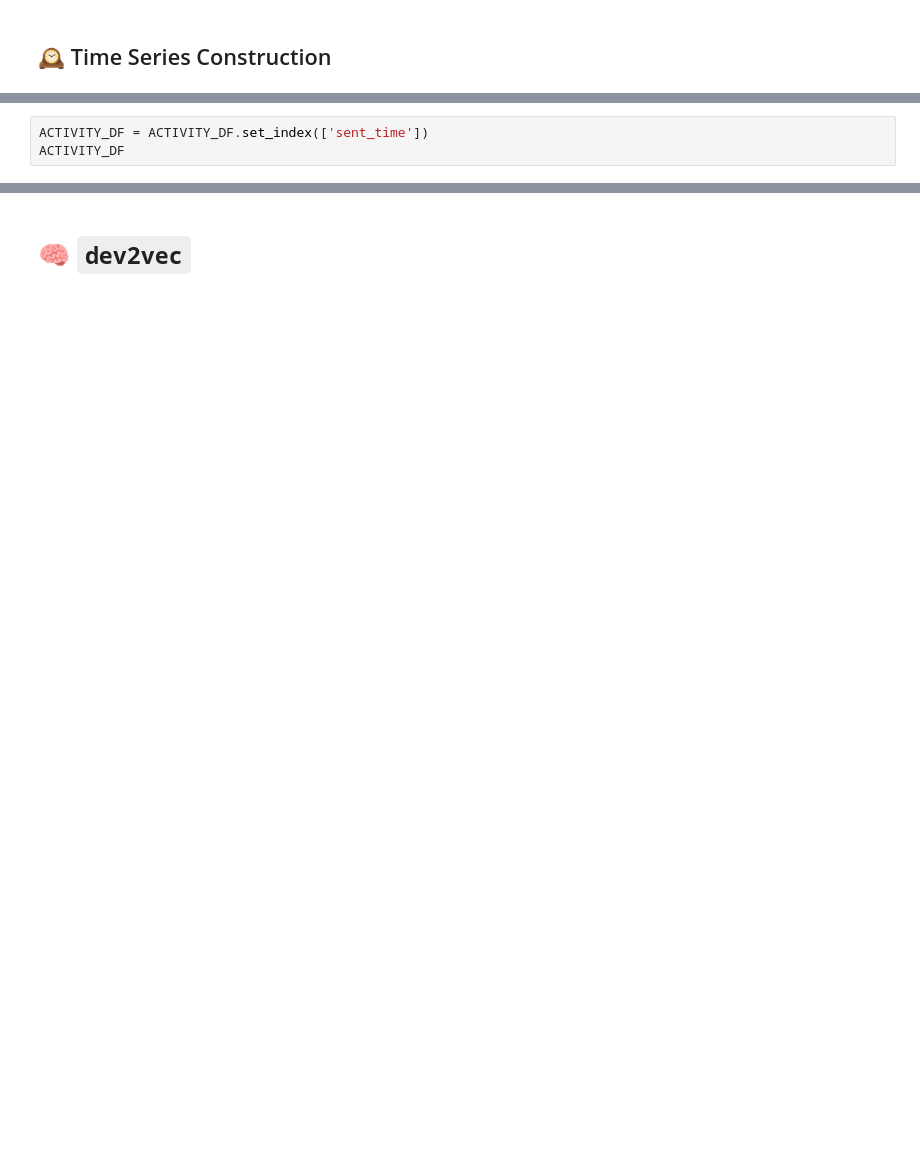
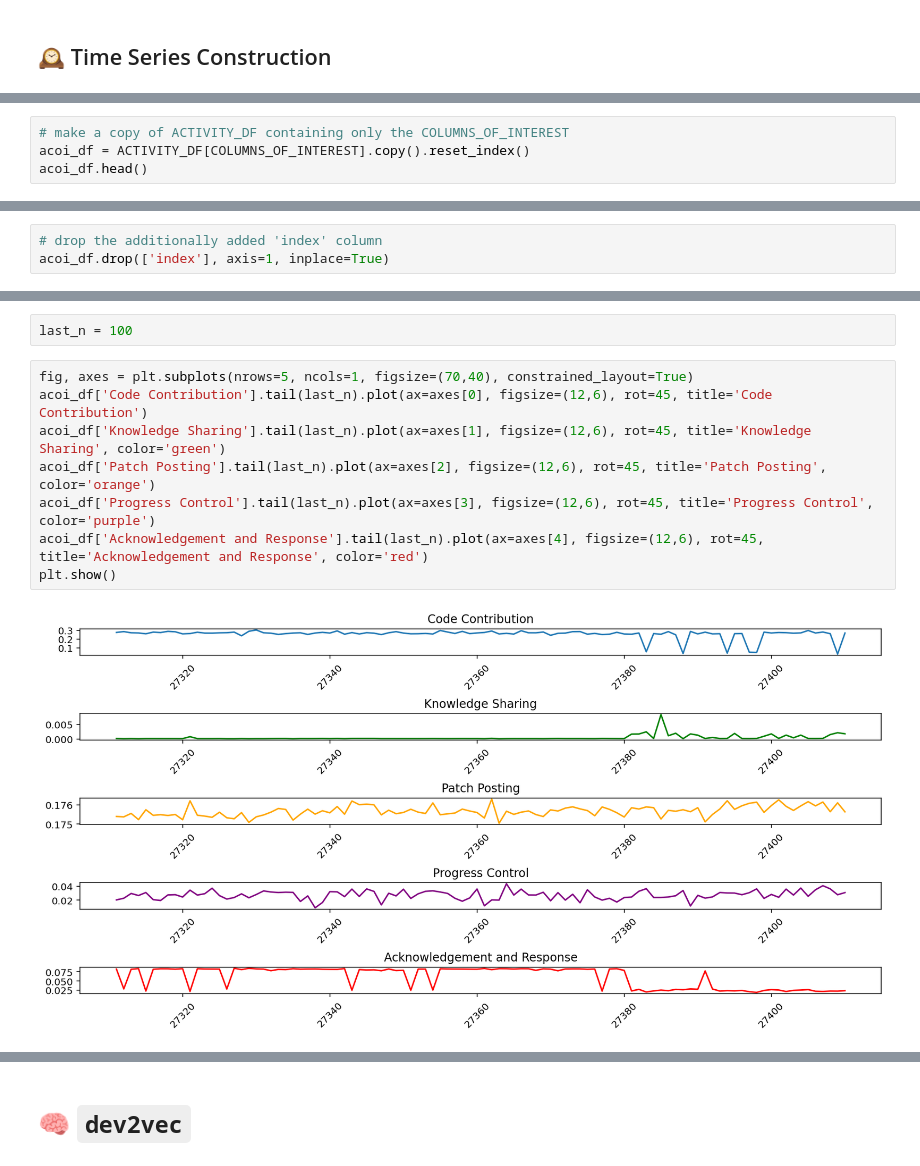
Before and after one commit to SRI-CSL/signal-public, a Jupyter notebook: colabs/dev2vec_in_lkml.ipynb, the cells around one changed output, grey strips where cells are left out. Cells and saved outputs as stored; diff of their text form; blank space fills up the shorter version.

```diff
--- a/colabs/dev2vec_in_lkml.ipynb
+++ b/colabs/dev2vec_in_lkml.ipynb
@@ -217,3 +301,0 @@ However, when constructing a time series, the records in it are recommended to b
-# %%
-ACTIVITY_DF = ACTIVITY_DF.set_index(['sent_time'])
-ACTIVITY_DF
@@ -274,0 +302,4 @@ activities_index_by_5mins.head()
+# %%
+# make a copy of ACTIVITY_DF containing only the COLUMNS_OF_INTEREST
+acoi_df = ACTIVITY_DF[COLUMNS_OF_INTEREST].copy().reset_index()
+acoi_df.head()
@@ -274,0 +313,3 @@ activities_index_by_5mins.head()
+# %%
+# drop the additionally added 'index' column
+acoi_df.drop(['index'], axis=1, inplace=True)
@@ -274,0 +350,12 @@ activities_index_by_5mins.head()
+# %%
+last_n = 100
+# %%
+fig, axes = plt.subplots(nrows=5, ncols=1, figsize=(70,40), constrained_layout=True)
+acoi_df['Code Contribution'].tail(last_n).plot(ax=axes[0], figsize=(12,6), rot=45, title='Code Contribution')
+acoi_df['Knowledge Sharing'].tail(last_n).plot(ax=axes[1], figsize=(12,6), rot=45, title='Knowledge Sharing', color='green')
+acoi_df['Patch Posting'].tail(last_n).plot(ax=axes[2], figsize=(12,6), rot=45, title='Patch Posting', color='orange')
+acoi_df['Progress Control'].tail(last_n).plot(ax=axes[3], figsize=(12,6), rot=45, title='Progress Control', color='purple')
+acoi_df['Acknowledgement and Response'].tail(last_n).plot(ax=axes[4], figsize=(12,6), rot=45, title='Acknowledgement and Response', color='red')
+plt.show()
+# %% [output]
+[figure, added]
```
Also changed, not shown: parts of 71 cells of this notebook.
